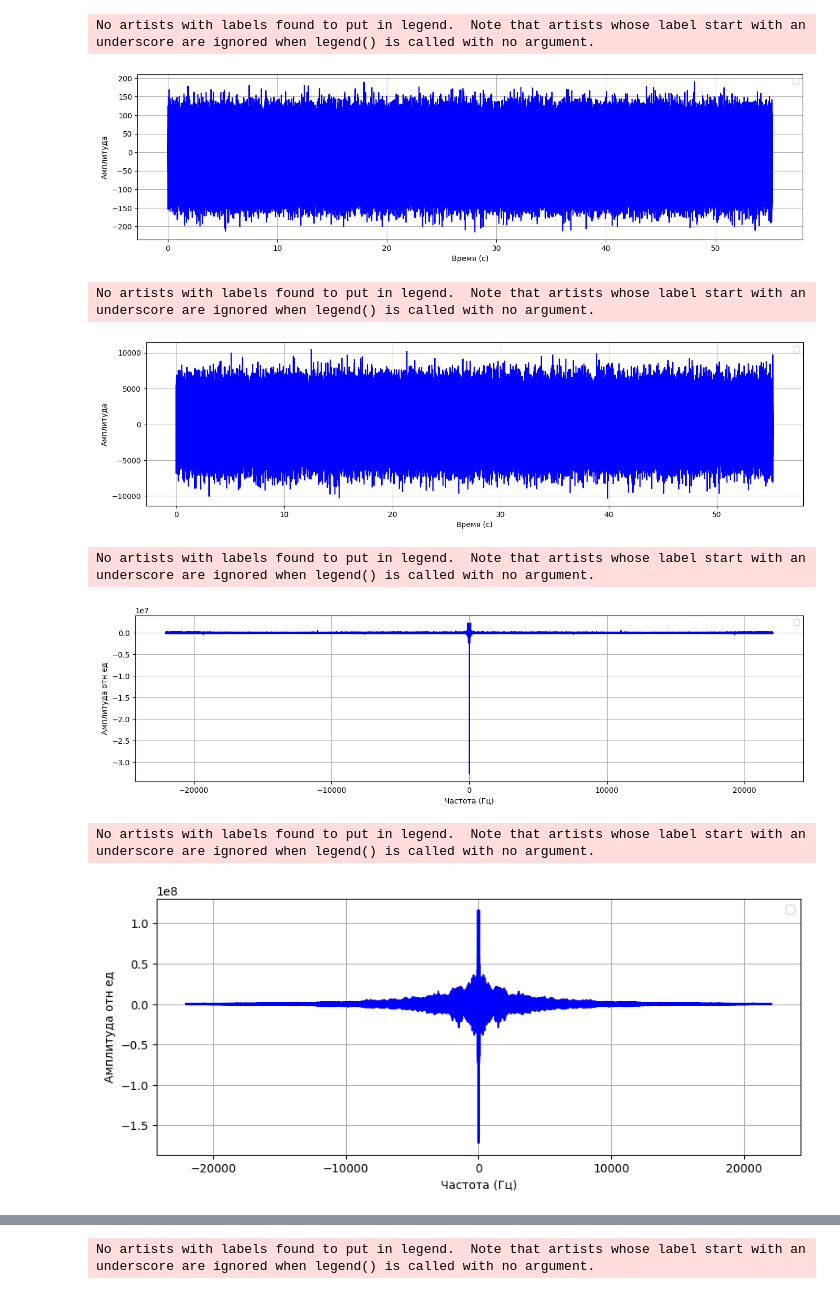
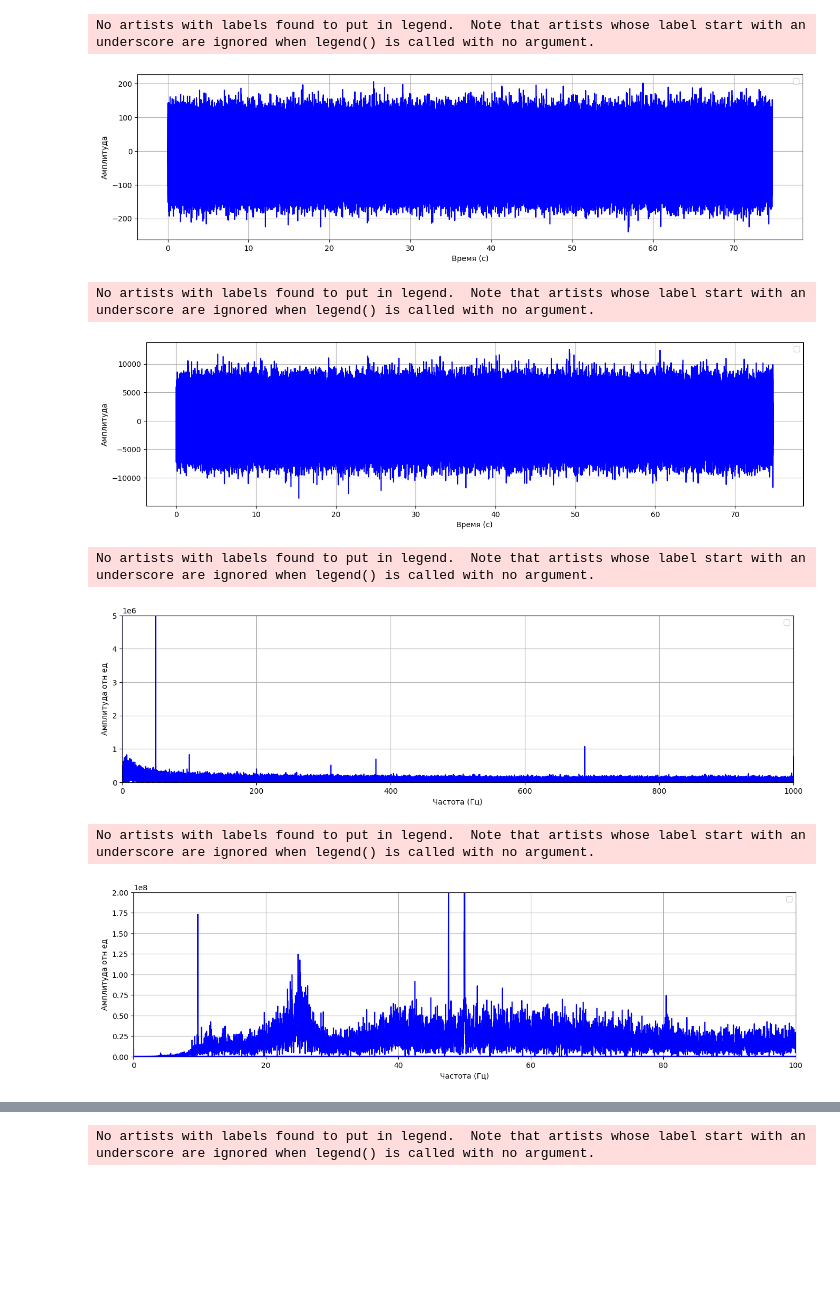
Before and after one commit to bdExplore/Scientific, a Jupyter notebook: Python/pgd_2209.ipynb, the cells around one changed output, grey strips where cells are left out. Cells and saved outputs as stored; diff of their text form; code cells hidden in the pictures; blank space fills up the shorter version.

```diff
--- a/Python/pgd_2209.ipynb
+++ b/Python/pgd_2209.ipynb
@@ -6,6 +6,7 @@ from scipy.io import wavfile
 from scipy.signal import hilbert
 from audio_function import filt_freq, RMS
 # %%
-fs, data_2209_pgd = wavfile.read('/Users/bogda/Desktop/Acoustics/Scientific/Исходные данные/PGD_22.09.2025/main/MIC1.WAV')
-fs, data_2209_micr = wavfile.read('/Users/bogda/Desktop/Acoustics/Scientific/Исходные данные/PGD_22.09.2025/main/MIC2.WAV')
-fs, data_2209_micr_calibr = wavfile.read('/Users/bogda/Desktop/Acoustics/Scientific/Исходные данные/PGD_22.09.2025/calibr/MIC2.WAV')
+fs, data_2209_pgd = wavfile.read('/Users/bogda/Desktop/Acoustics/Scientific/Исходные данные/2025_1003/2025_1003_1833/MIC1.WAV')
+fs, data_2209_micr = wavfile.read('/Users/bogda/Desktop/Acoustics/Scientific/Исходные данные/2025_1003/2025_1003_1833/MIC2.WAV')
+fs, data_2209_micr_calibr = wavfile.read('/Users/bogda/Desktop/Acoustics/Scientific/Исходные данные/2025_1003/2025_1003_1847/MIC2.WAV')
+fs, data_2209_gen = wavfile.read('/Users/bogda/Desktop/Acoustics/Scientific/Исходные данные/2025_1003/2025_1003_1851/MIC1.WAV')
@@ -30,7 +27,7 @@ plt.grid(True)
 plt.show()
 # %% [output]
 No artists with labels found to put in legend.  Note that artists whose label start with an underscore are ignored when legend() is called with no argument.
-[figure, old version]
+[figure, new version]
 # %%
 t_micr = np.arange(len(data_2209_micr))/fs
 f_micr = fftfreq(len(data_2209_micr), 1 / fs)
@@ -43,26 +40,30 @@ plt.grid(True)
 plt.show()
 # %% [output]
 No artists with labels found to put in legend.  Note that artists whose label start with an underscore are ignored when legend() is called with no argument.
-[figure, old version]
+[figure, new version]
 # %%
 plt.figure(figsize=(16,4))
-plt.plot(f_pgd, fft(data_2209_pgd), color='blue')
+plt.plot(f_pgd, np.abs(fft(data_2209_pgd)), color='blue')
 plt.legend()
 plt.xlabel("Частота (Гц)")
 plt.ylabel("Амплитуда отн ед")
 plt.grid(True)
+plt.xlim(0, 1000)
+plt.ylim(0, 0.5e7)
 plt.show()
 # %% [output]
 No artists with labels found to put in legend.  Note that artists whose label start with an underscore are ignored when legend() is called with no argument.
-[figure, old version]
+[figure, new version]
 # %%
-plt.figure(figsize=(10,4))
-plt.plot(f_micr, fft(data_2209_micr), color='blue')
+plt.figure(figsize=(16,4))
+plt.plot(f_micr, np.abs(fft(data_2209_micr)), color='blue')
 plt.legend()
 plt.xlabel("Частота (Гц)")
 plt.ylabel("Амплитуда отн ед")
 plt.grid(True)
+plt.xlim(0, 100)
+plt.ylim(0, 2e8)
 plt.show()
 # %% [output]
 No artists with labels found to put in legend.  Note that artists whose label start with an underscore are ignored when legend() is called with no argument.
-[figure, old version]
+[figure, new version]
```
Also changed, not shown: parts of 15 cells of this notebook.
